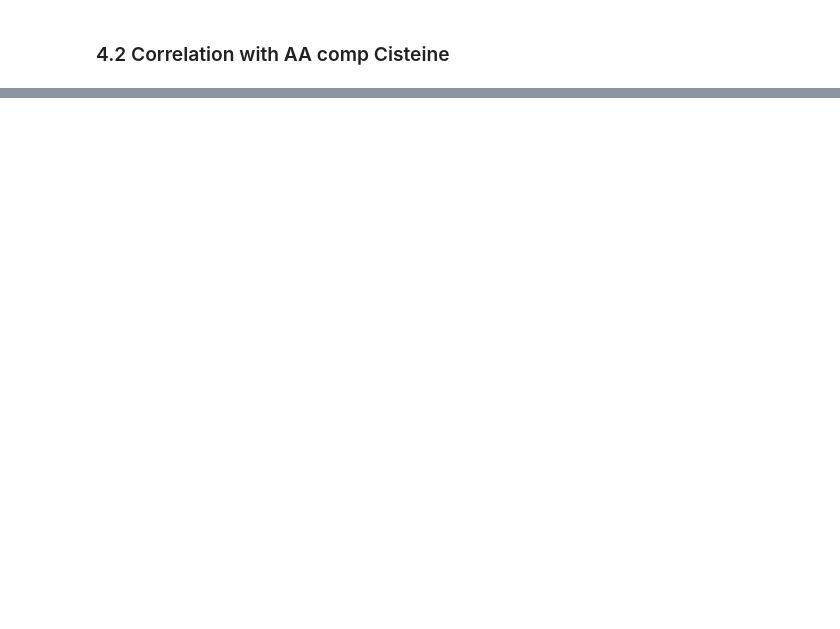
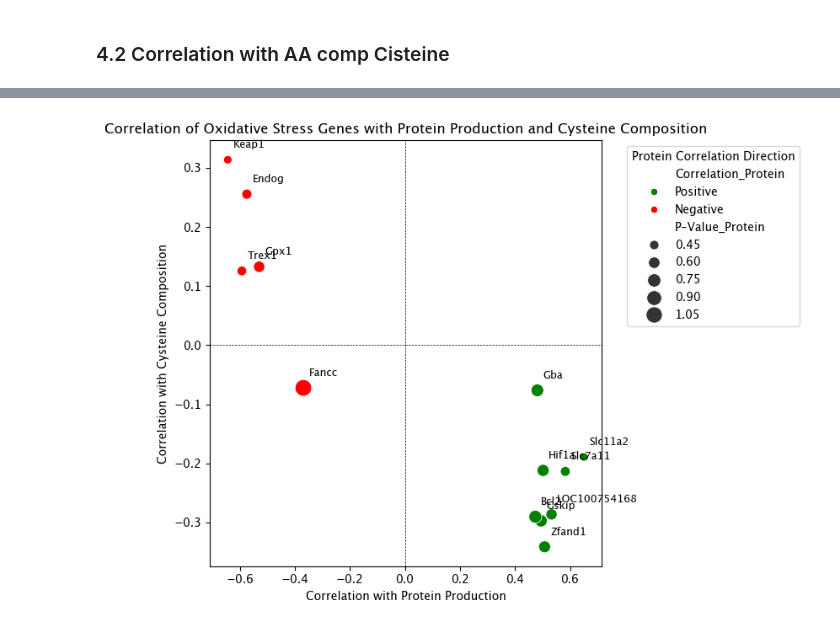
Before and after one commit to pablodig/Secretome_features_prediction, a Jupyter notebook: RNA_seq_analysis.ipynb, the cells around one changed output, grey strips where cells are left out. Drawn from its saved outputs; the diff is of its cells as text; code cells hidden in the pictures; blank space fills up the shorter version.

```diff
--- a/RNA_seq_analysis.ipynb
+++ b/RNA_seq_analysis.ipynb
@@ -546,0 +705,47 @@ plt.show()
+# %%
+# Merge the two correlation DataFrames on the 'Gene' column
+combined_corr_df = pd.merge(
+    correlation_df_protein[['Gene', 'Correlation', 'P-Value']].rename(columns={'Correlation': 'Correlation_Protein', 'P-Value': 'P-Value_Protein'}),
+    correlation_df_cysteine[['Gene', 'Correlation', 'P-Value']].rename(columns={'Correlation': 'Correlation_Cysteine', 'P-Value': 'P-Value_Cysteine'}),
+    on='Gene'
+)
+
+# Filter for oxidative stress genes
+combined_corr_df = combined_corr_df[combined_corr_df['Gene'].isin(ox_genes)]
+
+# Create the scatter plot
+plt.figure(figsize=(8, 6))
+sns.scatterplot(
+    data=combined_corr_df,
+    x='Correlation_Protein',
+    y='Correlation_Cysteine',
+    hue=combined_corr_df['Correlation_Protein'].apply(lambda x: 'Positive' if x > 0 else 'Negative'),  # Color by protein correlation direction
+    size=combined_corr_df['P-Value_Protein'].apply(lambda x: 1 / -np.log10(x)),
+    sizes=(50, 200),  # Adjust size range
+    palette={'Positive': 'green', 'Negative': 'red'}  # Color palette
+)
+
+# Add gene names as annotations
+for i, row in combined_corr_df.iterrows():
+    plt.text(
+        row['Correlation_Protein'] + 0.02,  # Offset for better visibility
+        row['Correlation_Cysteine'] + 0.02,
+        row['Gene'],
+        fontsize=9,
+        ha='left'
+    )
+
+# Add labels and title
+plt.xlabel('Correlation with Protein Production')
+plt.ylabel('Correlation with Cysteine Composition')
+plt.title('Correlation of Oxidative Stress Genes with Protein Production and Cysteine Composition')
+plt.axhline(0, color='black', linestyle='--', linewidth=0.5)  # Add horizontal line at y=0
+plt.axvline(0, color='black', linestyle='--', linewidth=0.5)  # Add vertical line at x=0
+plt.legend(title='Protein Correlation Direction', bbox_to_anchor=(1.05, 1), loc='upper left')
+
+plt.savefig('results/Corr_oxi_stress_genes_cysteinevsprotyield.png', dpi=300, bbox_inches='tight')
+
+plt.tight_layout()
+plt.show()
+# %% [output]
+[figure, added]
```
Also changed, not shown: parts of 16 cells of this notebook, 15 other files.
